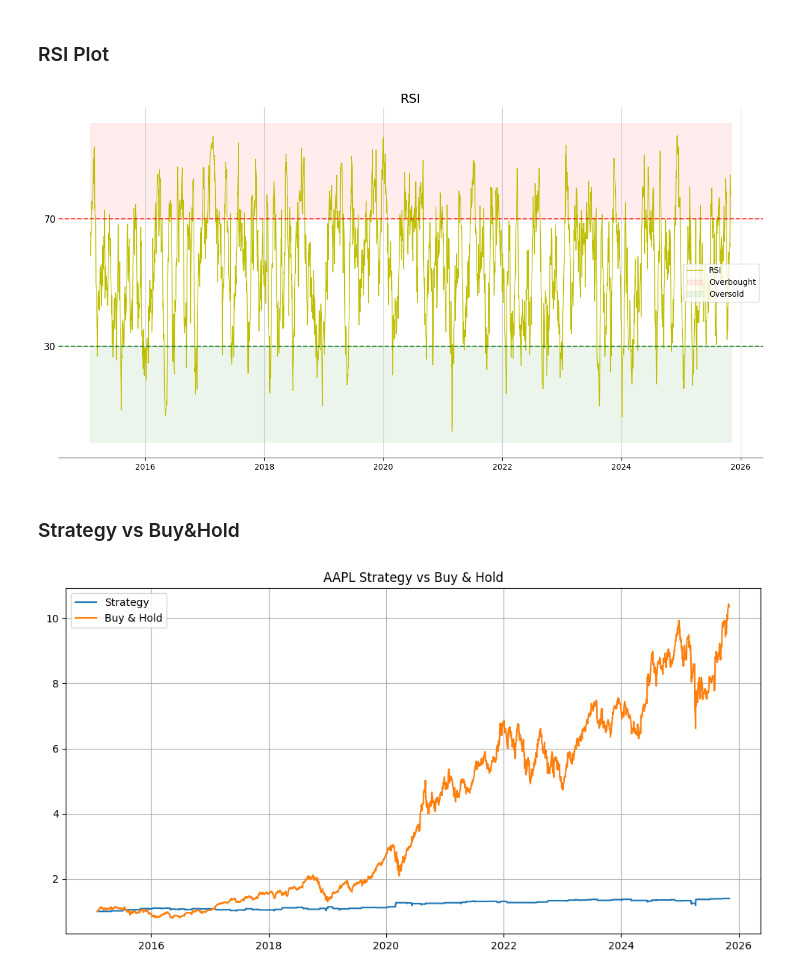
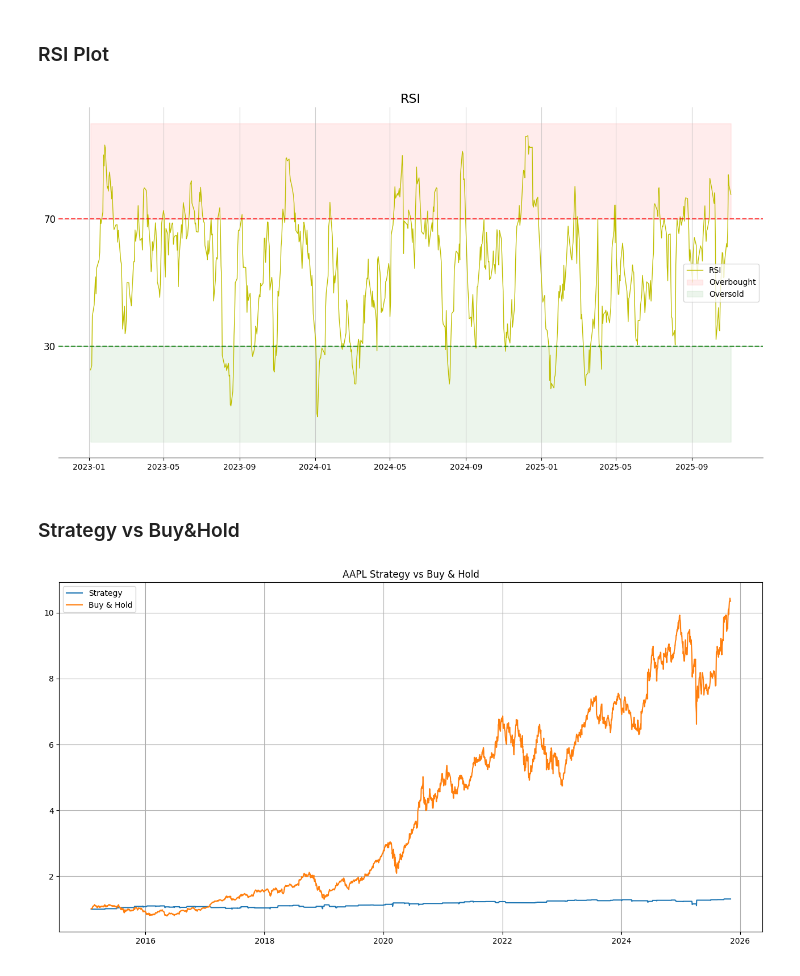
Before and after one commit to JamieW365/trading_algos, a Jupyter notebook: project2_bollinger/bollinger_mean_reversion.ipynb, the cells around one changed output. Saved outputs shown, nothing was run; the diff lists cells and outputs as text; code cells hidden in the pictures.

```diff
--- a/project2_bollinger/bollinger_mean_reversion.ipynb
+++ b/project2_bollinger/bollinger_mean_reversion.ipynb
@@ -235,0 +279,33 @@ performance_metrics(df_backtest)
+# %%
+fig, ax = plt.subplots(1, 3, figsize=(16,8), tight_layout=True)
+
+fig.suptitle('Proportion of Successful Trades', fontsize=20)
+
+ax[0].set_title('Overall', fontsize=14)
+ax[0].pie((df_trades['Strategy'] > 0).value_counts(),
+           labels=['Winning', 'Losing'],
+           autopct='%1.1f%%',
+           colors=['seagreen', 'tomato'],
+           explode=[0.05, 0.05],
+           shadow=True,
+           startangle=90)
+
+ax[1].set_title('Long', fontsize=14)
+ax[1].pie((df_trades[df_trades['Position']==1]['Strategy'] > 0).value_counts(),
+           labels=['Winning', 'Losing'],
+           autopct='%1.1f%%',
+           colors=['seagreen', 'tomato'],
+           explode=[0.05, 0.05],
+           shadow=True,
+           startangle=90)
+
+ax[2].set_title('Short', fontsize=14)
+ax[2].pie((df_trades[df_trades['Position']==-1]['Strategy'] > 0).value_counts(),
+           labels=['Winning', 'Losing'],
+           autopct='%1.1f%%',
+           colors=['seagreen', 'tomato'],
+           explode=[0.05, 0.05],
+           shadow=True,
+           startangle=90)
+
+plt.show()
@@ -266,32 +343,32 @@ plot_bands(df.loc['2023':])
 ### RSI Plot
 # %%
 def plot_rsi(df):
+
     fig, ax = plt.subplots(figsize=(16,8))
     ax.set_title('RSI', fontsize=16)
     ax.plot(df['RSI'], label = 'RSI', linewidth=1, color='y')
     ax.axhline(70, color="r", linestyle="--", alpha=0.7)
     ax.axhline(30, color="g", linestyle="--", alpha=0.7)
     ax.fill_between(df.index, 70, 100, color='r', alpha=0.075, label='Overbought')
     ax.fill_between(df.index, 0, 30, color='g', alpha=0.075, label='Oversold')
 
     ax.grid(True, alpha=0.6)
 
     ax.spines[['top', 'right', 'left']].set_visible(False)
     ax.legend()
 
     ax.set_yticks([30,70])
     ax.tick_params(axis='y', labelsize=12, length=0)
-    plt.show();
 
-    return
+    return plt.show()
 
-plot_rsi(df)
+plot_rsi(df_backtest.loc['2023':])
 # %% [output]
-[figure, old version]
+[figure, new version]
 # %% [markdown]
 ### Strategy vs Buy&Hold
 # %%
-plt.figure(figsize=(12,6))
+fig, ax = plt.subplots(figsize=(16,8))
 plt.plot(df["Strategy_Curve"], label="Strategy")
 plt.plot(df["BuyHold_Curve"], label="Buy & Hold")
 plt.title(f"{ticker} Strategy vs Buy & Hold")
@@ -299,4 +376,4 @@ plt.legend()
 plt.grid(True)
 plt.show()
 # %% [output]
-[figure, old version]
+[figure, new version]
```
Also changed, not shown: parts of 9 cells of this notebook.
